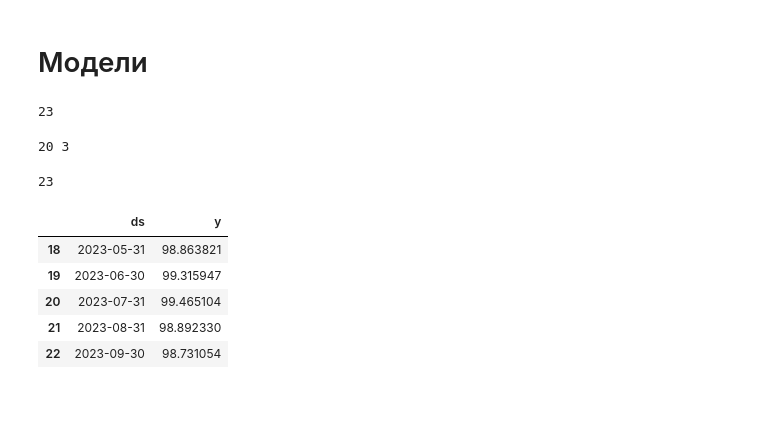
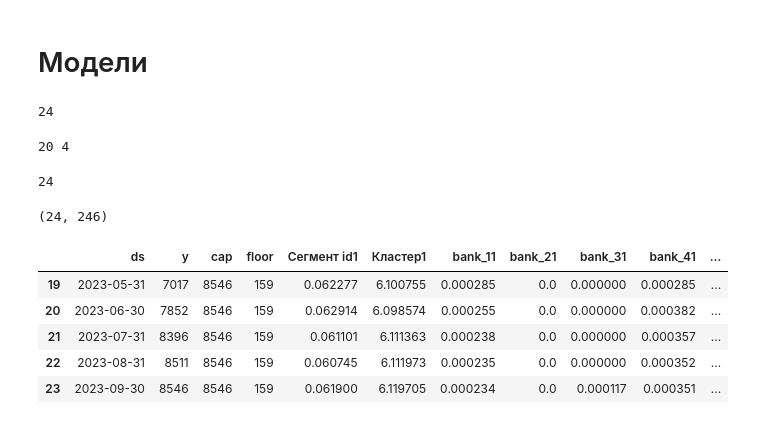
Before and after one commit to IT-Platoon/DashboardSber, a Jupyter notebook: src/notebooks/model.ipynb, the cells around one changed output. Drawn from its saved outputs; the diff is of its cells as text; code cells hidden in the pictures.

```diff
--- a/src/notebooks/model.ipynb
+++ b/src/notebooks/model.ipynb
@@ -160,3 +177,21 @@ df_cr_pr.head()
+# %%
+features1 = {f'{key}1': [] for key in df_general_encoded.columns[1:]}
+
+for i in range(START_PERIOD, df_acquiring.shape[1]):
+    tmp = df_acquiring.iloc[:, i]
+    tmp = tmp[tmp == 1]
+
+    for key, value in df_general_encoded.iloc[tmp.index].iloc[:, 1:].mean().items():
+        features1[f'{key}1'].append(value)
+# %%
+features0 = {f'{key}0': [] for key in df_general_encoded.columns[1:]}
+
+for i in range(START_PERIOD, df_acquiring.shape[1]):
+    tmp = df_acquiring.iloc[:, i]
+    tmp = tmp[tmp == 0]
+
+    for key, value in df_general_encoded.iloc[tmp.index].iloc[:, 1:].mean().items():
+        features0[f'{key}0'].append(value)
 # %% [markdown]
 # Модели
 # %%
@@ -166,15 +201,15 @@ df_cr_pr.head()
 # Много моделей prophet с features:
 # https://forecastegy.com/posts/multiple-time-series-forecasting-with-prophet-in-python/
 # %%
-TRAIN_END = -3
+TRAIN_END = -4
 # %%
 # timeseries = df_cr_pr.cr
-timeseries = df_cr_pr.pr
-# timeseries = df_acquiring[series_cols].sum().values
+# timeseries = df_cr_pr.pr
+timeseries = df_acquiring[series_cols].sum().values
 
 len(timeseries)
 # %% [output]
-23
+24
 # %%
 train_timeseries = timeseries[0:TRAIN_END]
 eval_timeseries = timeseries[TRAIN_END::]
@@ -183,17 +218,30 @@ print(len(train_timeseries), len(eval_timeseries))
 days = np.arange(1, len(train_timeseries) + len(eval_timeseries) + 1)
 len(days)
 # %% [output]
-20 3
+20 4
-23
+24
 # %%
 df = pd.DataFrame(series_cols[len(series_cols) - len(days):], columns=["ds"])
 df['ds'] = pd.to_datetime(df['ds'], format='%Y-%m-%d')
 df.loc[:, "y"] = timeseries
+
+df.loc[:, "cap"] = df.y.max()
+df.loc[:, "floor"] = df.y.min()
+# df.loc[:, "cap"] = 100
+# df.loc[:, "floor"] = 0
+
+for key, value in features1.items():
+    df[key] = value
+for key, value in features0.items():
+    df[key] = value
+
+print(df.shape)
 df.tail()
 # %% [output]
+(24, 246)
-|  | ds | y |
-| 18 | 2023-05-31 | 98.863821 |
-| 19 | 2023-06-30 | 99.315947 |
-| 20 | 2023-07-31 | 99.465104 |
-| 21 | 2023-08-31 | 98.892330 |
-| 22 | 2023-09-30 | 98.731054 |
+|  | ds | y | cap | floor | Сегмент id1 | Кластер1 | bank_11 | bank_21 | bank_31 | bank_41 | ... |
+| 19 | 2023-05-31 | 7017 | 8546 | 159 | 0.062277 | 6.100755 | 0.000285 | 0.0 | 0.000000 | 0.000285 | ... |
+| 20 | 2023-06-30 | 7852 | 8546 | 159 | 0.062914 | 6.098574 | 0.000255 | 0.0 | 0.000000 | 0.000382 | ... |
+| 21 | 2023-07-31 | 8396 | 8546 | 159 | 0.061101 | 6.111363 | 0.000238 | 0.0 | 0.000000 | 0.000357 | ... |
+| 22 | 2023-08-31 | 8511 | 8546 | 159 | 0.060745 | 6.111973 | 0.000235 | 0.0 | 0.000000 | 0.000352 | ... |
+| 23 | 2023-09-30 | 8546 | 8546 | 159 | 0.061900 | 6.119705 | 0.000234 | 0.0 | 0.000117 | 0.000351 | ... |
```
Also changed, not shown: parts of 22 cells of this notebook, 4 other files.
